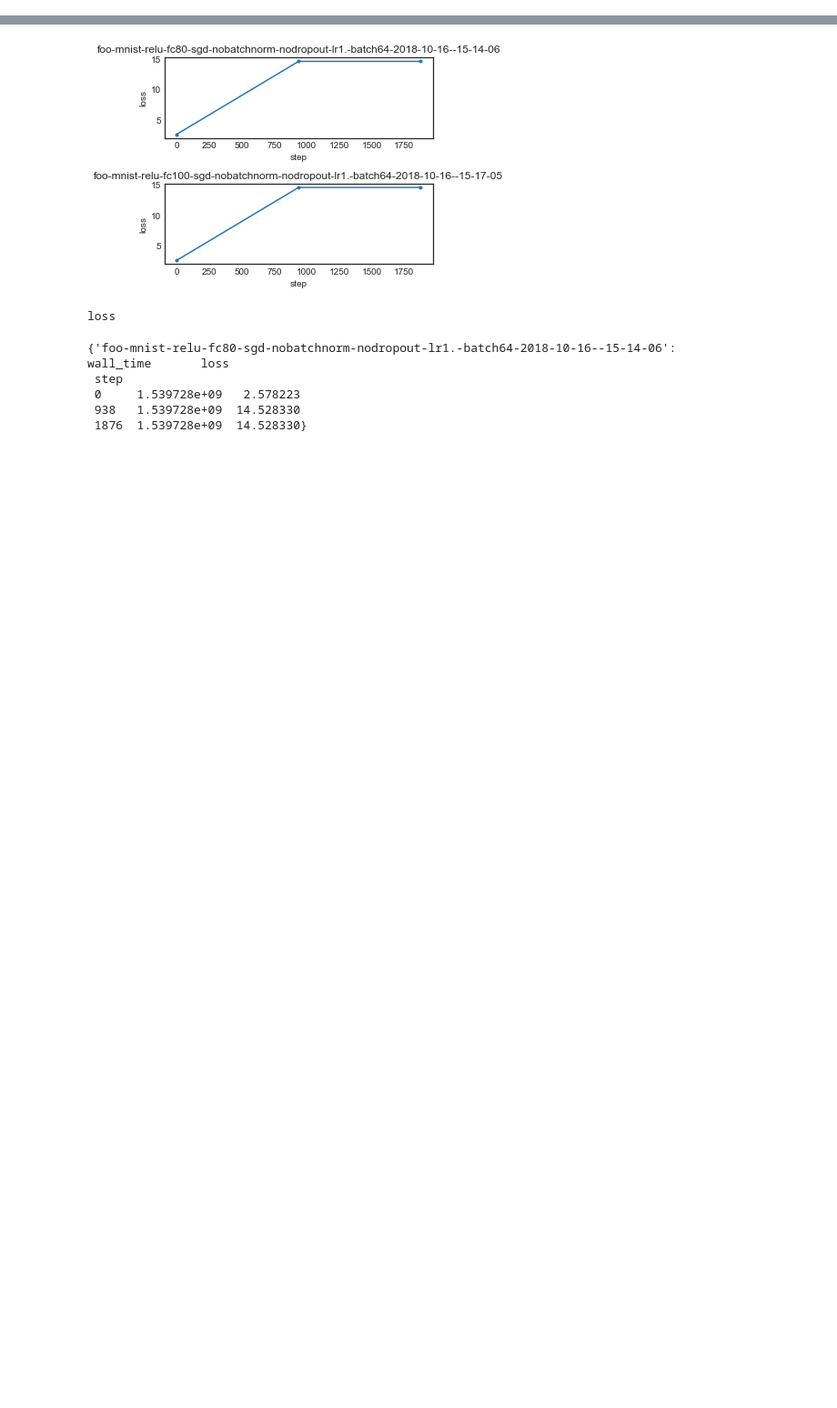
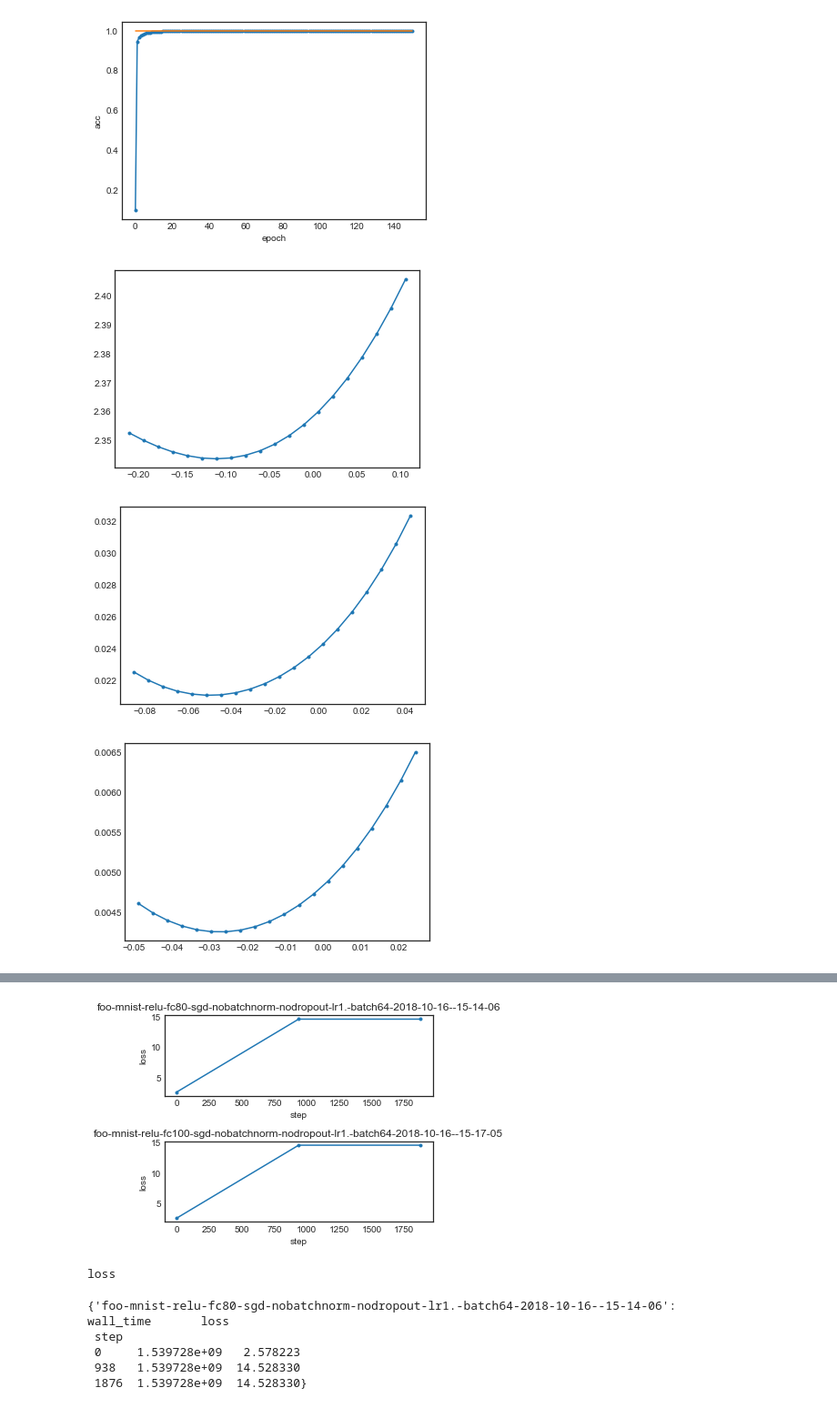
Before and after one commit to guygurari/scope, a Jupyter notebook: load_events.ipynb, the cells around one changed output, grey strips where cells are left out. Shown at 91% size. Drawn from its saved outputs; the diff is of its cells as text; code cells hidden in the pictures; blank space fills up the shorter version.

```diff
--- a/load_events.ipynb
+++ b/load_events.ipynb
@@ -40,0 +40,39 @@ step
+# %%
+interp_tag = 'interpolation/loss_in_evec_dir_9'
+run = el.runs()[0]
+
+#print('Tags:')
+#for t in el.tags(run):
+#    print('\t', t)
+
+events = el.single_run_events(run, tags=['epoch', 'loss', 'acc', interp_tag])
+
+plt.figure()
+plt.plot(
+    events['epoch'], events['acc'], '.-',
+    events['epoch'], [1 for e in events['epoch']], '-')
+plt.ylabel('acc')
+plt.xlabel('epoch')
+
+i = 1
+num_cols = 1
+num_rows = len(events)
+
+for step, row in events.iterrows():
+    loss_interp = row[interp_tag]
+    if type(loss_interp) is np.ndarray:
+        plt.figure()
+        plt.plot(loss_interp[0], loss_interp[1], '.-')
+    #ax = plt.subplot(num_rows, num_cols, i)
+    #ax.plot(loss_interp[0], loss_interp[1], '.-')
+    #ax.set_xlabel('delta')
+    #ax.set_ylabel('loss')
+    #ax.set_title(run)
+    #i += 1
+
+#plt.tight_layout()
+# %% [output]
+[figure, added]
+[figure, added]
+[figure, added]
+[figure, added]
```
Also changed, not shown: parts of 3 cells of this notebook, 2 other files.
